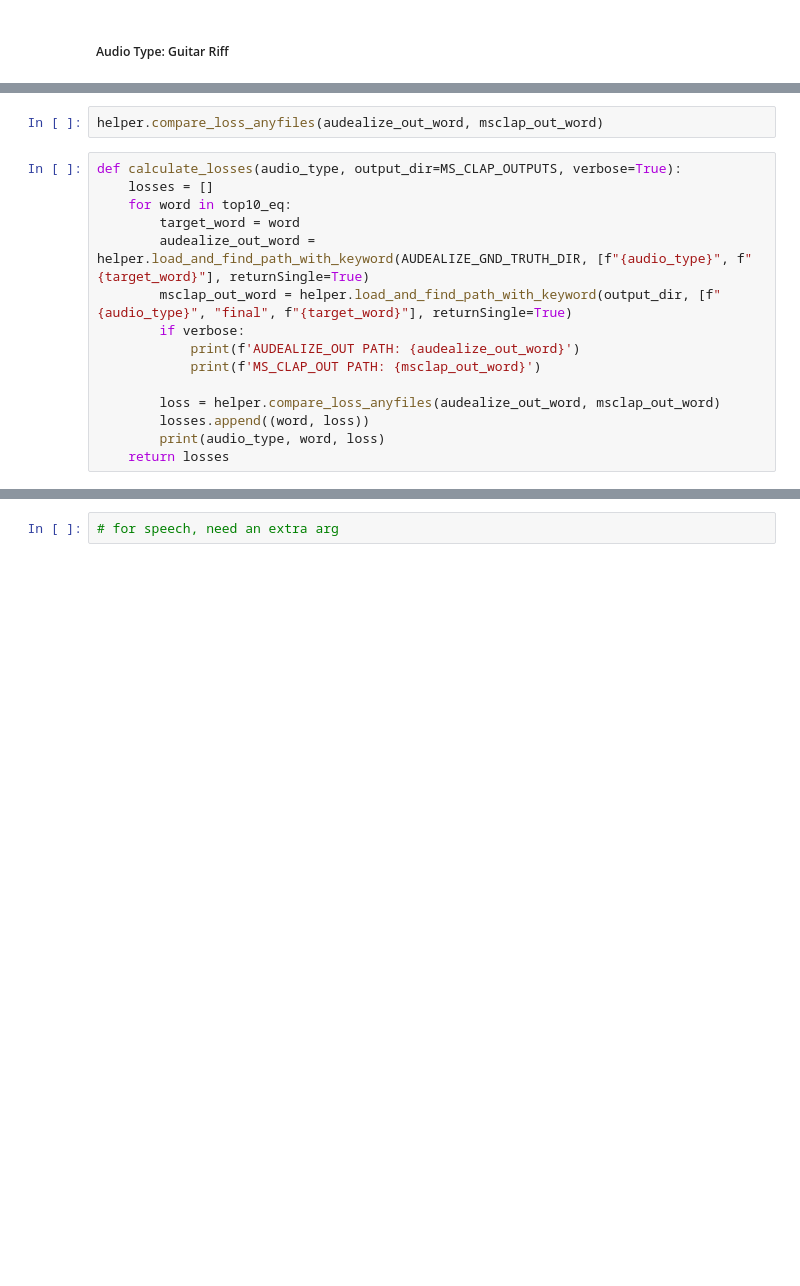
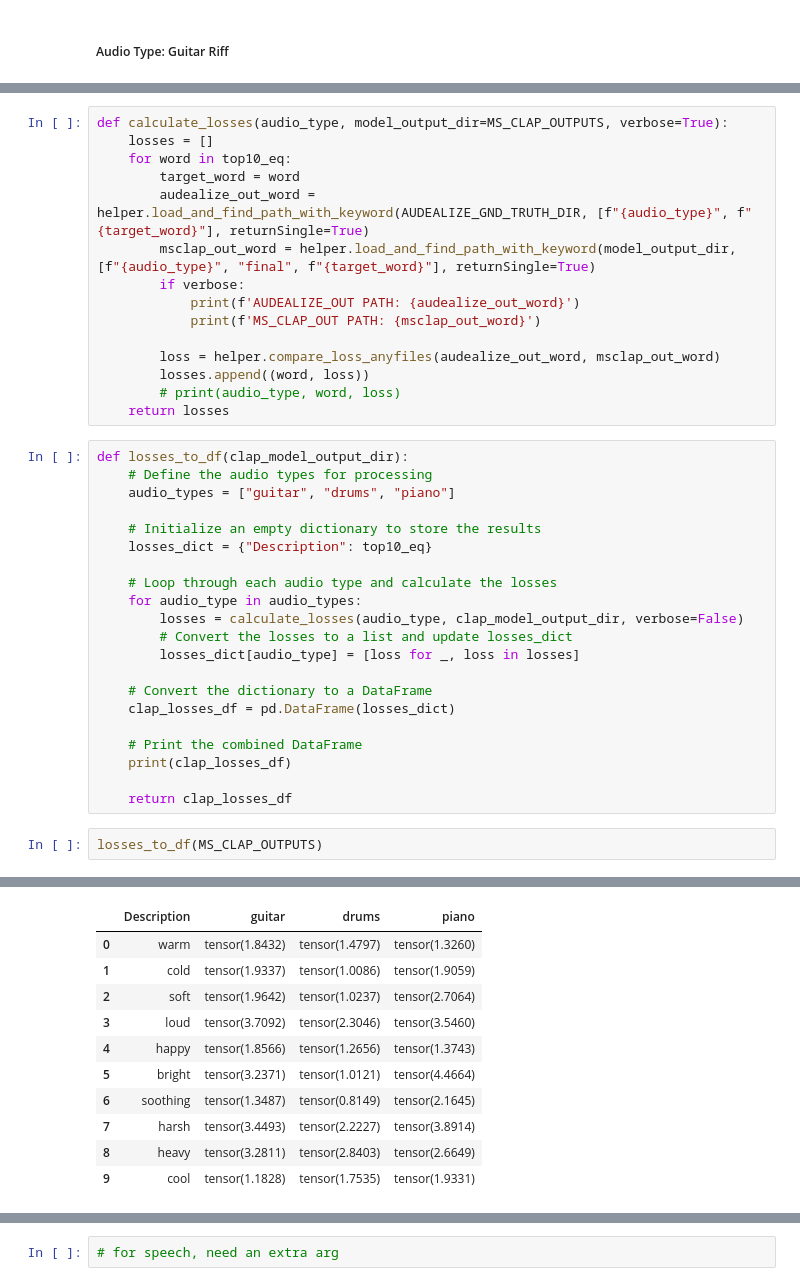
Before and after one commit to anniejchu/text2fx, a Jupyter notebook: notebooks/audealizevsmsclap.ipynb, the cells around one changed output, grey strips where cells are left out. Drawn from its saved outputs; the diff is of its cells as text; blank space fills up the shorter version.

Commit message:
preprocessing audio before measuring loss, concatenating losses into df for analysis

```diff
--- a/notebooks/audealizevsmsclap.ipynb
+++ b/notebooks/audealizevsmsclap.ipynb
@@ -184,17 +182,39 @@ print(msclap_out_word)
-# %%
-helper.compare_loss_anyfiles(audealize_out_word, msclap_out_word)
 # %%
-def calculate_losses(audio_type, output_dir=MS_CLAP_OUTPUTS, verbose=True):
+def calculate_losses(audio_type, model_output_dir=MS_CLAP_OUTPUTS, verbose=True):
     losses = []
     for word in top10_eq:
         target_word = word
         audealize_out_word = helper.load_and_find_path_with_keyword(AUDEALIZE_GND_TRUTH_DIR, [f"{audio_type}", f"{target_word}"], returnSingle=True)
-        msclap_out_word = helper.load_and_find_path_with_keyword(output_dir, [f"{audio_type}", "final", f"{target_word}"], returnSingle=True)
+        msclap_out_word = helper.load_and_find_path_with_keyword(model_output_dir, [f"{audio_type}", "final", f"{target_word}"], returnSingle=True)
         if verbose:
             print(f'AUDEALIZE_OUT PATH: {audealize_out_word}')
             print(f'MS_CLAP_OUT PATH: {msclap_out_word}')
 
         loss = helper.compare_loss_anyfiles(audealize_out_word, msclap_out_word)
         losses.append((word, loss))
-        print(audio_type, word, loss)
+        # print(audio_type, word, loss)
     return losses
+# %%
+def losses_to_df(clap_model_output_dir):
+    # Define the audio types for processing
+    audio_types = ["guitar", "drums", "piano"]
+
+    # Initialize an empty dictionary to store the results
+    losses_dict = {"Description": top10_eq}
+
+    # Loop through each audio type and calculate the losses
+    for audio_type in audio_types:
+        losses = calculate_losses(audio_type, clap_model_output_dir, verbose=False)
+        # Convert the losses to a list and update losses_dict
+        losses_dict[audio_type] = [loss for _, loss in losses]
+
+    # Convert the dictionary to a DataFrame
+    clap_losses_df = pd.DataFrame(losses_dict)
+
+    # Print the combined DataFrame
+    print(clap_losses_df)
+
+    return clap_losses_df
+# %%
+losses_to_df(MS_CLAP_OUTPUTS)
+# %% [output]
@@ -201 +232,12 @@ def calculate_losses(audio_type, output_dir=MS_CLAP_OUTPUTS, verbose=True):
+|  | Description | guitar | drums | piano |
+| 0 | warm | tensor(1.8432) | tensor(1.4797) | tensor(1.3260) |
+| 1 | cold | tensor(1.9337) | tensor(1.0086) | tensor(1.9059) |
+| 2 | soft | tensor(1.9642) | tensor(1.0237) | tensor(2.7064) |
+| 3 | loud | tensor(3.7092) | tensor(2.3046) | tensor(3.5460) |
+| 4 | happy | tensor(1.8566) | tensor(1.2656) | tensor(1.3743) |
+| 5 | bright | tensor(3.2371) | tensor(1.0121) | tensor(4.4664) |
+| 6 | soothing | tensor(1.3487) | tensor(0.8149) | tensor(2.1645) |
+| 7 | harsh | tensor(3.4493) | tensor(2.2227) | tensor(3.8914) |
+| 8 | heavy | tensor(3.2811) | tensor(2.8403) | tensor(2.6649) |
+| 9 | cool | tensor(1.1828) | tensor(1.7535) | tensor(1.9331) |
 # %%
```
Also changed, not shown: parts of 13 cells of this notebook, 1 other file.
